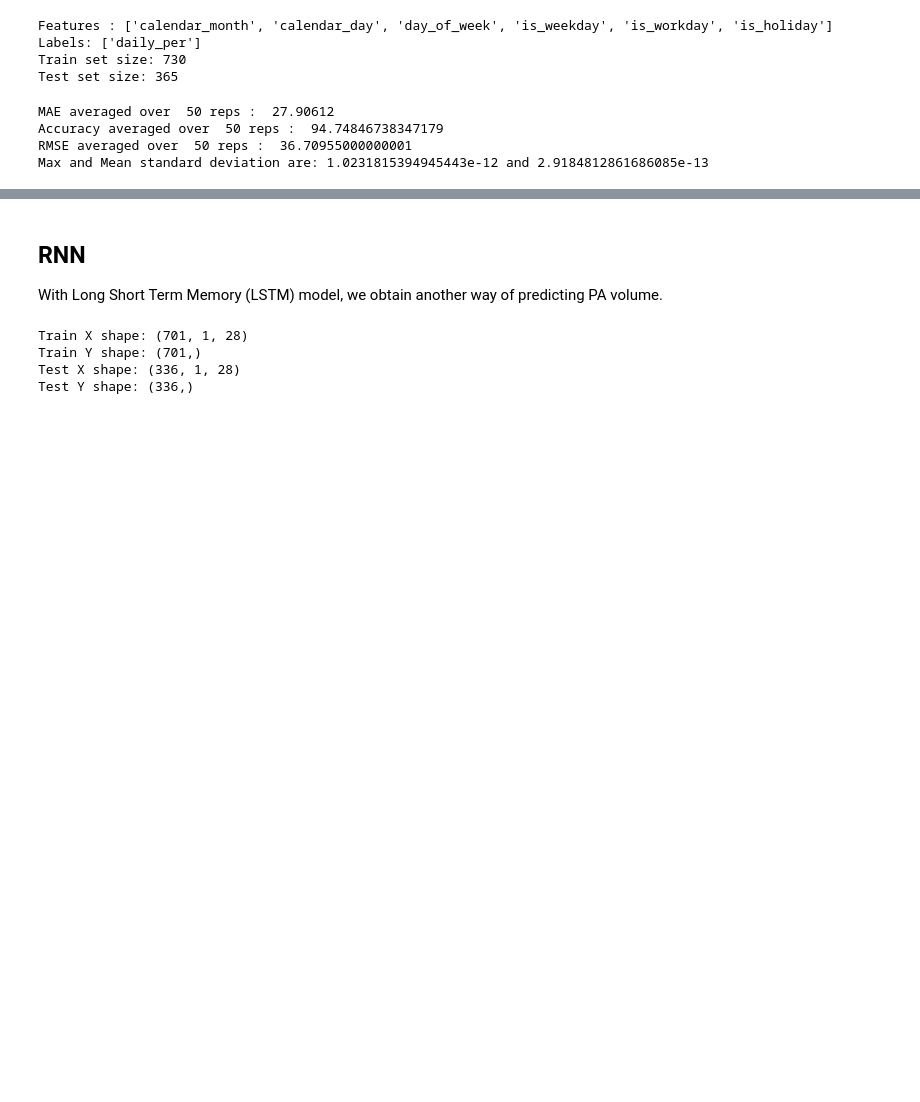
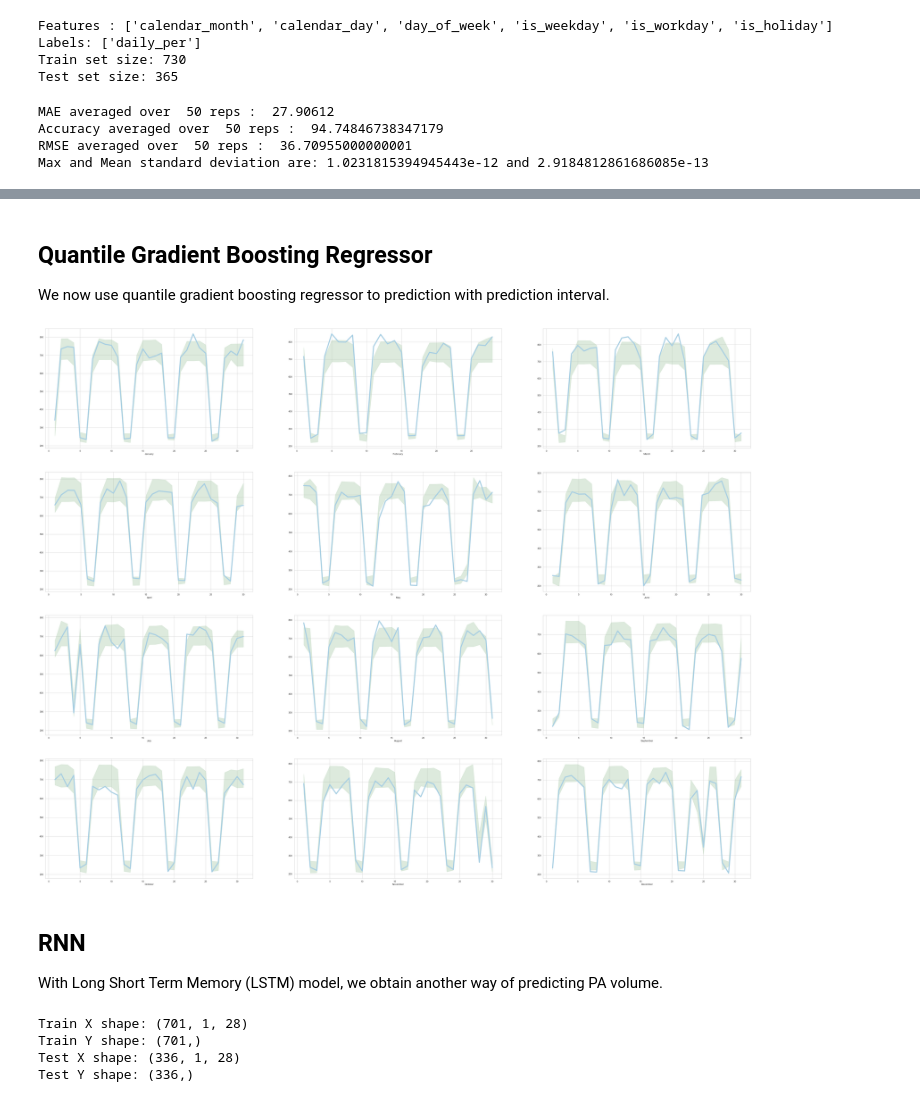
Before and after one commit to domagal9/classifymymeds, a Jupyter notebook: volumeCI.ipynb, the cells around one changed output, grey strips where cells are left out. Cells and saved outputs as stored; diff of their text form; code cells hidden in the pictures; blank space fills up the shorter version.

Commit message:
Quantile gradient boosting regressor added.

```diff
--- a/volumeCI.ipynb
+++ b/volumeCI.ipynb
@@ -903,6 +903,27 @@ def rmse(actual, prediction, rounding = 5):
 
 def measure(actual, prediction, rounding = 5):
     return (mae(actual, prediction, rounding), accuracy(actual, prediction, rounding), rmse(actual, prediction, rounding))
+# %%
+def fill_monthly(fig, axs, data, date_range = range(315,365), fill_color = 'darkseagreen'):
+    df_temp = df_2019.iloc[date_range]
+    df_temp['upper'] = fill_data[0]
+    df_temp['lower'] = fill_data[1]
+
+    month_dict = dict([(1, ('January', 31)), (2, ('February', 28)), (3, ('March', 31)), (4, ('April', 30)),
+                       (5, ('May', 31)), (6, ('June', 30)), (7, ('July', 31)), (8, ('August', 31)),
+                       (9, ('September', 30)), (10, ('October', 31)), (11, ('November', 30)), (12, ('December', 31))])
+    months = range(1, 13)
+
+    for i in months:
+        r, c = (i-1)//3, (i-1)%3
+        month_name, month_days = month_dict[i]
+        month_actual = df_temp[df_temp['calendar_month'] == i]['daily_vol']
+        axs[r, c].plot(range(1, month_days + 1), month_actual, linewidth = 5)
+        if fill_data:
+            month_upper = df_temp[df_temp['calendar_month'] == i]['upper']
+            month_lower = df_temp[df_temp['calendar_month'] == i]['lower']
+            axs[r, c].fill_between(range(1, month_days + 1), month_upper, month_lower, label = '90%', color = fill_color, alpha=.3)
+        axs[r, c].set(xlabel = month_name, ylabel = "")
 # %% [markdown]
 ## Random forest regressor
 The data contains many features related to dates (for example, 'is_workday' or 'is_weekday') and we explore how these features correlate with daily PA volume and make predictions using a random forest regressor.
@@ -1209,0 +1134,3 @@ ax.legend();
+# %% [markdown]
+## Quantile Gradient Boosting Regressor
+We now use quantile gradient boosting regressor to prediction with prediction interval.
@@ -1210,3 +1139,27 @@ ax.legend();
+# %%
+reg_data = RegressionData(df[df['calendar_year'] < 2019], df[df['calendar_year'] == 2019],
+                        ['calendar_month', 'calendar_day', 'day_of_week', 'is_weekday', 'is_workday', 'is_holiday'],
+                        ['daily_per'])
+# %%
+upper, lower = 0.95, 0.05
+
+upper_gb = GradientBoostingRegressor(n_estimators = 1000, loss = "quantile", alpha = upper)
+lower_gb = GradientBoostingRegressor(n_estimators = 1000, loss = "quantile", alpha = lower)
+# %%
+reg_data.fit(upper_gb)
+reg_data.fit(lower_gb)
+
+upper_pred = reg_data.predict(upper_gb)*vol_dict[2019]*0.01
+lower_pred = reg_data.predict(lower_gb)*vol_dict[2019]*0.01
+# %%
+# Plotting prediction interval.
+days = 50
+
+fig, axs = plt.subplots(4, 3, figsize = (60, 48))
+fill_data = [upper_pred, lower_pred]
+fill_monthly(fig = fig, axs = axs, data = data, date_range = range(0, len(upper_pred)))
+# %% [output]
+[figure, added]
 # %% [markdown]
 ## RNN
 With Long Short Term Memory (LSTM) model, we obtain another way of predicting PA volume.
```
Also changed, not shown: parts of 11 cells of this notebook.
